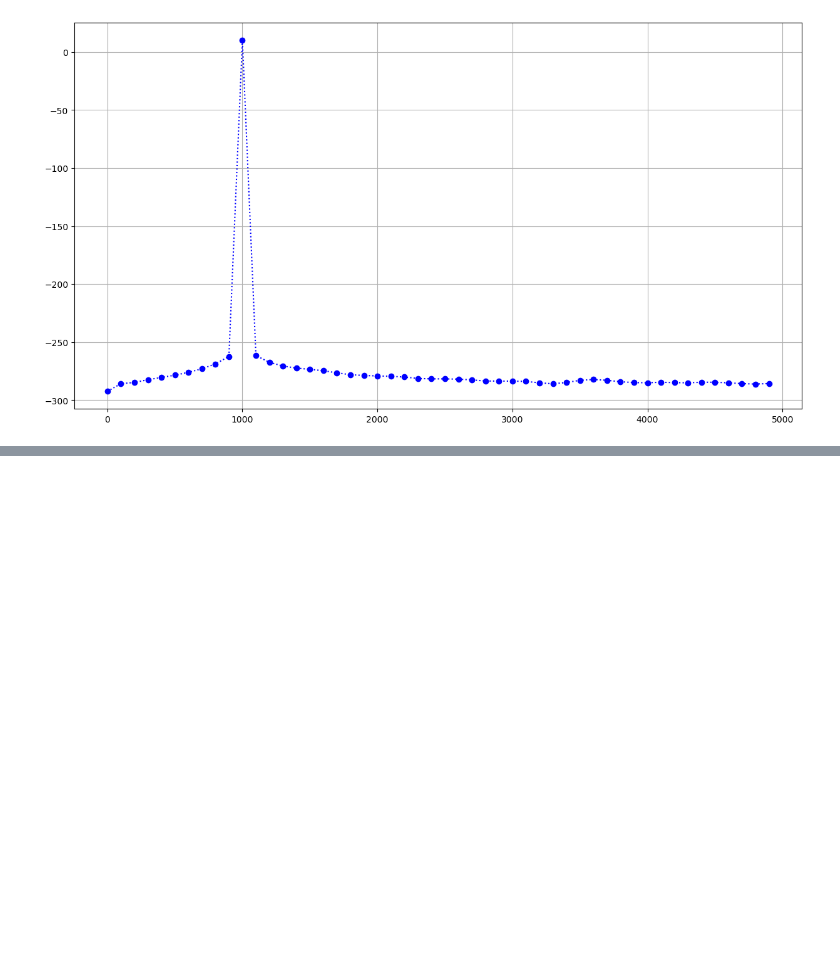
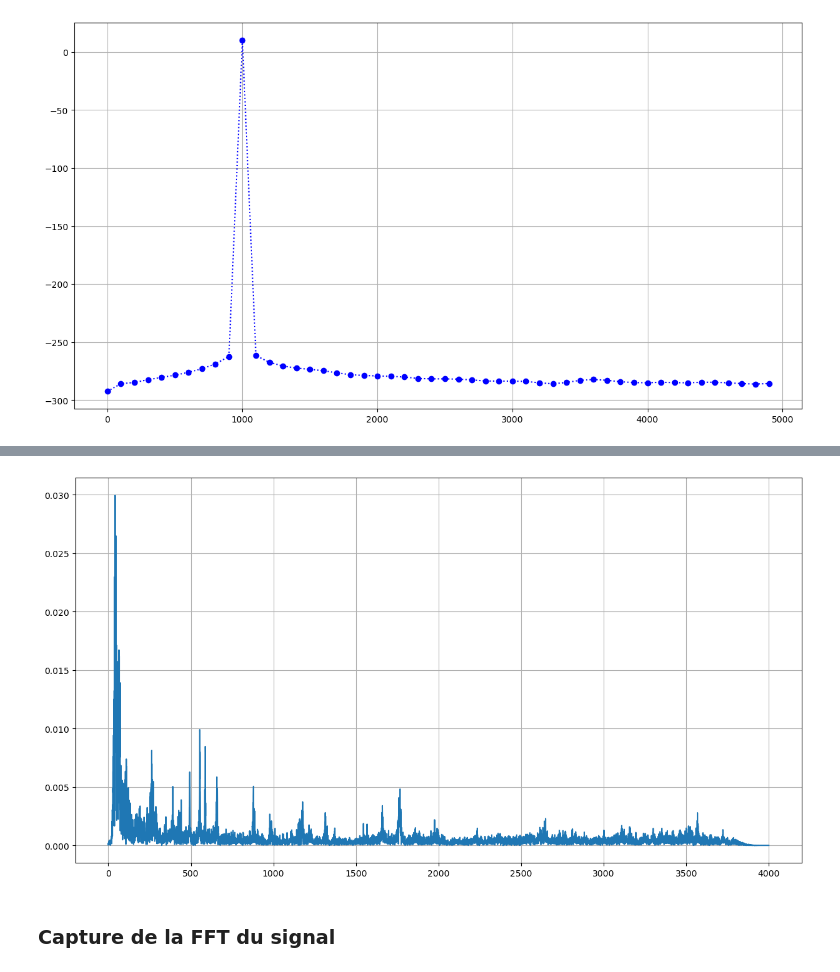
Before and after one commit to NergYR/RT2R05_TP1, a Jupyter notebook: TP1.ipynb, the cells around one changed output, grey strips where cells are left out. Cells and saved outputs as stored; diff of their text form; code cells hidden in the pictures; blank space fills up the shorter version.

```diff
--- a/TP1.ipynb
+++ b/TP1.ipynb
@@ -129,0 +215,9 @@ print(np.abs(max_Y_dBm))
+# %%
+# plot de la FFT de la tranche du signal En VoltEff
+fig, ax = plt.subplots(1, 1, figsize=(15, 8))
+ax.plot(f_tranche, Y_eff_tranche)
+ax.grid()
+# %% [output]
+[figure, added]
+# %% [markdown]
+### Capture de la FFT du signal
```
Also changed, not shown: parts of 21 cells of this notebook, 7 other files.
